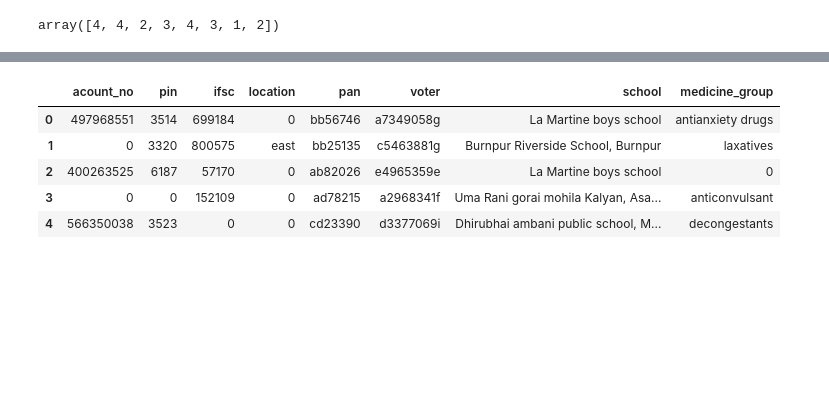
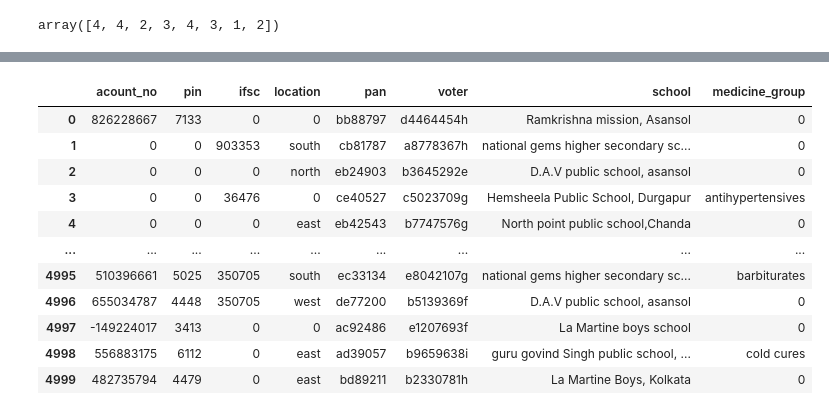
Before and after one commit to Brillante061301/shelter, a Jupyter notebook: making dataset1.ipynb, the cells around one changed output, grey strips where cells are left out. Drawn from its saved outputs; the diff is of its cells as text; code cells hidden in the pictures; blank space fills up the shorter version.

```diff
--- a/making dataset1.ipynb
+++ b/making dataset1.ipynb
@@ -9,9 +9,9 @@ y
 coloumn = ['sl_no','acount_no','pin','ifsc','address','plot_no','pan_no','vter_no','school','college','stream','medical history','dob','profession','contact no','adiction']
 len(coloumn)
 sl_no = np.linspace(1,100,100,np.int64)
-acount_no = np.random.normal(500000000,200000000,100)
+acount_no = np.random.normal(500000000,200000000,5000)
 acount_no = np.int64(acount_no)
-a = np.random.randint(1,100,55)
+a = np.random.randint(1,100,2700)
 a
 for i in a:
     acount_no[i] = 000000000
@@ -37,7 +22,7 @@ array([497968551,         0, 400263525,         0, 566350038,         0,
 # %%
-pin = np.random.normal(5000,2000,100)
+pin = np.random.normal(5000,2000,5000)
 pin = np.int64(pin)
-b = np.random.randint(1,100,86)
+b = np.random.randint(1,100,4600)
 b
 for i in b:
     pin[i] = 000000000
@@ -56,8 +32,8 @@ array([3514, 3320, 6187,    0, 3523,    0,    0,    0,    0, 6046, 3172,
 # %%
 rifsc = np.random.randint(000000,999999,20)
-ifsc = np.zeros(100,np.int64)
+ifsc = np.zeros(5000,np.int64)
 ifsc
-c = np.random.randint(1,100,40)
+c = np.random.randint(1,5000,2000)
 for i in c:
     if i>19:
         j = np.random.randint(0,20)
@@ -105,12 +69,12 @@ addresss
 # %% [output]
 array([4, 4, 2, 3, 4, 3, 1, 2])
 # %%
-ad = np.zeros(100,np.int64)
+ad = np.zeros(5000,np.int64)
 ad
-no = 75
+no = 3750
 i = 0
 while i<no:
-    ad[np.random.randint(0,99)] = addresss[np.random.randint(0,7)]
+    ad[np.random.randint(0,5000)] = addresss[np.random.randint(0,7)]
     i+=1
 ad
 # %% [output]
@@ -274,80 +241,43 @@ med = ['analgesics',
  'bronchodilators',
 'cold cures',
  'corticosteroids',
 'cough suppressants',
  'cytotoxics',
  'decongestants',
  'diuretics',
  'expectorant',
 'hormones',
 'hypoglycemics',
 'immunosuppressives',
 'laxatives',
  'muscle relaxants',
 'sedatives',
 'sex hormones',
  'sleeping drugs',
 'tranquilizer',
  'vitamins',]
 med
 medicine_group = []
-fo11 ta medicine class
-11 ta medicine class
-11:06 pm
-Drugs class-
-1)analgesics
-2)antacids
-3) antianxiety drugs
-4) antiarrhythmics
-5) antibacterial
-6) antibiotics
-7) anticoagulant
-8) thrombolytic
-9) anticonvulsant
-10) antidepressants
-11) antidiarrheals
-12) antiemetics
-13) antifungals
-14) antihistamines
-15)antihypertensives
-16) anti-inflammatory
-17) antineoplastic
-18) antipsychotics
-19) antipyretics
-20)antivirals
-21) barbiturates
-22)beta-blockers
-23) bronchodilators
-24)cold cures
-25) corticosteroids
-26)cough suppressants
-27) cytotoxics
-28) decongestants
-29) diuretics
-30) expectorant
-31)hormones
-32)hypoglycemics
-33)immunosuppressives
-34)laxatives
-35) muscle relaxants
-36)sedatives
-37)sex hormones
-38) sleeping drugs
-39) tranquilizer
-40) vitaminsr i in range(5000):
+for i in range(5000):
     medicine_group.append(med[np.random.randint(0,len(med))])
 z = np.random.randint(0,5000,3000)
 for i in z:
     medicine_group[i] = 0
 
 medicine_group = pd.Series(medicine_group)
 
 data['medicine_group'] = medicine_group
-data.head()
+data
 # %% [output]
 |  | acount_no | pin | ifsc | location | pan | voter | school | medicine_group |
-| 0 | 497968551 | 3514 | 699184 | 0 | bb56746 | a7349058g | La Martine boys school | antianxiety drugs |
-| 1 | 0 | 3320 | 800575 | east | bb25135 | c5463881g | Burnpur Riverside School, Burnpur | laxatives |
-| 2 | 400263525 | 6187 | 57170 | 0 | ab82026 | e4965359e | La Martine boys school | 0 |
-| 3 | 0 | 0 | 152109 | 0 | ad78215 | a2968341f | Uma Rani gorai mohila Kalyan, Asa... | anticonvulsant |
-| 4 | 566350038 | 3523 | 0 | 0 | cd23390 | d3377069i | Dhirubhai ambani public school, M... | decongestants |
+| 0 | 826228667 | 7133 | 0 | 0 | bb88797 | d4464454h | Ramkrishna mission, Asansol | 0 |
+| 1 | 0 | 0 | 903353 | south | cb81787 | a8778367h | national gems higher secondary sc... | 0 |
+| 2 | 0 | 0 | 0 | north | eb24903 | b3645292e | D.A.V public school, asansol | 0 |
+| 3 | 0 | 0 | 36476 | 0 | ce40527 | c5023709g | Hemsheela Public School, Durgapur | antihypertensives |
+| 4 | 0 | 0 | 0 | east | eb42543 | b7747576g | North point public school,Chanda | 0 |
+| ... | ... | ... | ... | ... | ... | ... | ... | ... |
+| 4995 | 510396661 | 5025 | 350705 | south | ec33134 | e8042107g | national gems higher secondary sc... | barbiturates |
+| 4996 | 655034787 | 4448 | 350705 | west | de77200 | b5139369f | D.A.V public school, asansol | 0 |
+| 4997 | -149224017 | 3413 | 0 | 0 | ac92486 | e1207693f | La Martine boys school | 0 |
+| 4998 | 556883175 | 6112 | 0 | east | ad39057 | b9659638i | guru govind Singh public school, ... | cold cures |
+| 4999 | 482735794 | 4479 | 0 | east | bd89211 | b2330781h | La Martine Boys, Kolkata | 0 |
```
Also changed, not shown: parts of 12 cells of this notebook, 3 other files.
